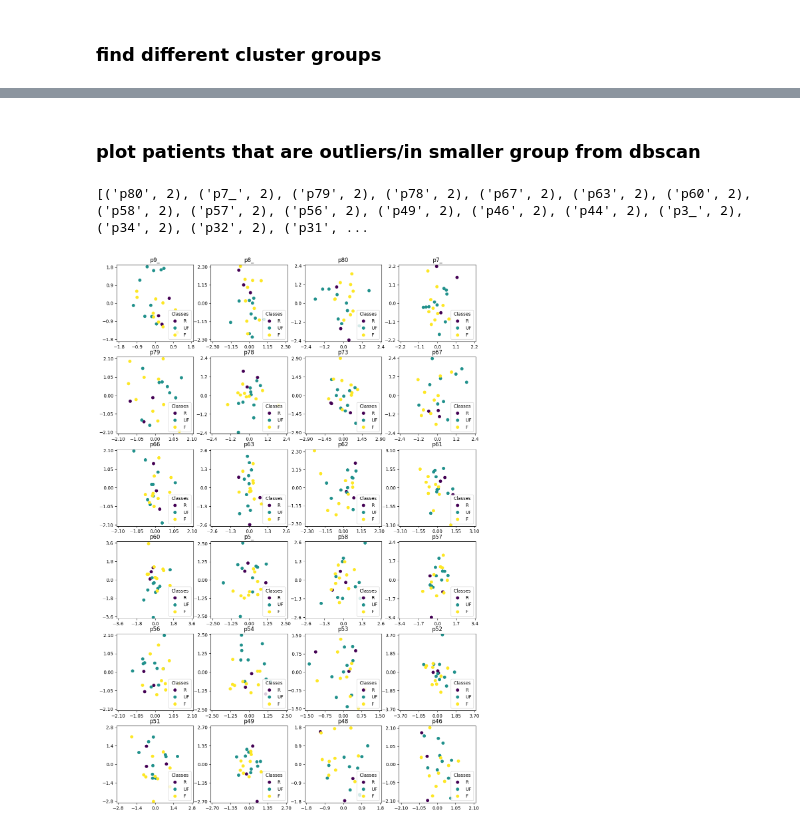
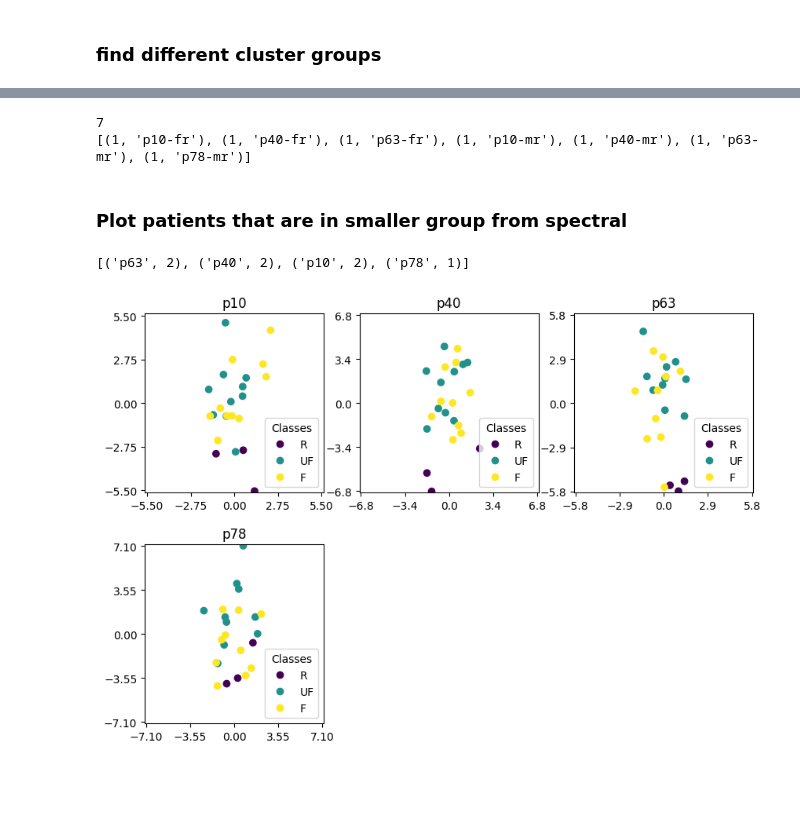
Before and after one commit to cdhvilsted/Bachelor_project_2024, a Jupyter notebook: cross_val_pipeline_group.ipynb, the cells around one changed output, grey strips where cells are left out. Saved outputs shown, nothing was run; the diff lists cells and outputs as text; code cells hidden in the pictures; blank space fills up the shorter version.

```diff
--- a/cross_val_pipeline_group.ipynb
+++ b/cross_val_pipeline_group.ipynb
@@ -753,5 +426,5 @@ print(count)
 # %%
-fig, ax = plt.subplots(2,2, figsize=(15,15))
+fig, ax = plt.subplots(2,2, figsize=(15,10))
 
 colors = np.array(
     list(
@@ -781,8 +454,8 @@ for i, txt in enumerate(y):
     ax[0,0].annotate(patient_numbers[txt], (X_pca_chosen[i, 0], X_pca_chosen[i, 1]))
 ax[0,0].set_aspect('equal', adjustable=None, anchor=None, share=False)
 ax[0,0].set_title('Spectral clustering')
-ax[0,0].set_xlabel('Component 15')
-ax[0,0].set_ylabel('Component 8')
+ax[0,0].set_xlabel('Component 7')
+ax[0,0].set_ylabel('Component 1')
 
 ax[0,1].scatter(X_pca_chosen[:, 0], X_pca_chosen[:, 1], c=colors[oy_pred])
 for i, txt in enumerate(y):
@@ -790,8 +463,8 @@ for i, txt in enumerate(y):
 ax[0,1].set_aspect('equal', adjustable=None, anchor=None, share=False)
 ax[0,1].set_title('OPTICS')
 #ax[0,1].legend()
-ax[0,1].set_xlabel('Component 15')
-ax[0,1].set_ylabel('Component 8')
+ax[0,1].set_xlabel('Component 7')
+ax[0,1].set_ylabel('Component 1')
 
 ax[1,0].scatter(X_pca_chosen[:, 0], X_pca_chosen[:, 1], c=colors[hy_pred])
 for i, txt in enumerate(y):
@@ -799,16 +472,16 @@ for i, txt in enumerate(y):
 ax[1,0].set_aspect('equal', adjustable=None, anchor=None, share=False)
 ax[1,0].set_title('HDBSCAN')
 #ax[1,0].legend()
-ax[1,0].set_xlabel('Component 15')
-ax[1,0].set_ylabel('Component 8')
+ax[1,0].set_xlabel('Component 7')
+ax[1,0].set_ylabel('Component 1')
 
 ax[1,1].scatter(X_pca_chosen[:, 0], X_pca_chosen[:, 1], c=colors[dy_pred], linewidth = 0.1)
 for i, txt in enumerate(y):
     ax[1,1].annotate(patient_numbers[txt], (X_pca_chosen[i, 0], X_pca_chosen[i, 1]))
 ax[1,1].set_aspect('equal', adjustable=None, anchor=None, share=False)
 ax[1,1].set_title('DBSCAN')
-ax[1,1].set_xlabel('Component 15')
-ax[1,1].set_ylabel('Component 8')
+ax[1,1].set_xlabel('Component 7')
+ax[1,1].set_ylabel('Component 1')
 #ax[1,1].legend()
 pop_a = mpatches.Patch(color="#377eb8", label='Cluster 1')
 pop_b = mpatches.Patch(color="#ff7f00", label='Cluster 2')
@@ -862,11 +530,18 @@ print(sort_dy)
+# %%
+s_small = [i for i in sy_groups if i[0] == 1]
+print(len(s_small))
+print(s_small)
+# %% [output]
+7
+[(1, 'p10-fr'), (1, 'p40-fr'), (1, 'p63-fr'), (1, 'p10-mr'), (1, 'p40-mr'), (1, 'p63-mr'), (1, 'p78-mr')]
 # %% [markdown]
-### plot patients that are outliers/in smaller group from dbscan
+### Plot patients that are in smaller group from spectral
 # %%
-outliers_dy = [(-1, 'p9_-mr'), (-1, 'p8_-mr'), (-1, 'p80-mr'), (-1, 'p80-fr'), (-1, 'p7_-mr'), (-1, 'p7_-fr'), (-1, 'p79-mr'), (-1, 'p79-fr'), (-1, 'p78-mr'), (-1, 'p78-fr'), (-1, 'p73-mr'), (-1, 'p67-mr'), (-1, 'p67-fr'), (-1, 'p66-mr'), (-1, 'p63-mr'), (-1, 'p63-fr'), (-1, 'p62-fr'), (-1, 'p61-fr'), (-1, 'p60-mr'), (-1, 'p60-fr'), (-1, 'p5_-fr'), (-1, 'p58-mr'), (-1, 'p58-fr'), (-1, 'p57-mr'), (-1, 'p57-fr'), (-1, 'p56-mr'), (-1, 'p56-fr'), (-1, 'p54-mr'), (-1, 'p53-fr'), (-1, 'p52-mr'), (-1, 'p51-fr'), (-1, 'p49-mr'), (-1, 'p49-fr'), (-1, 'p48-mr'), (-1, 'p46-mr'), (-1, 'p46-fr'), (-1, 'p44-mr'), (-1, 'p44-fr'), (-1, 'p41-mr'), (-1, 'p40-mr'), (-1, 'p3_-mr'), (-1, 'p3_-fr'), (-1, 'p35-fr'), (-1, 'p34-mr'), (-1, 'p34-fr'), (-1, 'p33-mr'), (-1, 'p32-mr'), (-1, 'p32-fr'), (-1, 'p31-mr'), (-1, 'p31-fr'), (-1, 'p30-mr'), (-1, 'p30-fr'), (-1, 'p28-fr'), (-1, 'p27-mr'), (-1, 'p27-fr'), (-1, 'p22-mr'), (-1, 'p22-fr'), (-1, 'p21-mr'), (-1, 'p21-fr'), (-1, 'p20-mr'), (-1, 'p20-fr'), (-1, 'p19-mr'), (-1, 'p19-fr'), (-1, 'p18-fr'), (-1, 'p17-mr'), (-1, 'p17-fr'), (-1, 'p16-fr'), (-1, 'p15-fr'), (-1, 'p14-fr'), (-1, 'p12-fr'), (-1, 'p10-mr'), (-1, 'p10-fr')]
+#outliers_dy = [(-1, 'p9_-mr'), (-1, 'p8_-mr'), (-1, 'p80-mr'), (-1, 'p80-fr'), (-1, 'p7_-mr'), (-1, 'p7_-fr'), (-1, 'p79-mr'), (-1, 'p79-fr'), (-1, 'p78-mr'), (-1, 'p78-fr'), (-1, 'p73-mr'), (-1, 'p67-mr'), (-1, 'p67-fr'), (-1, 'p66-mr'), (-1, 'p63-mr'), (-1, 'p63-fr'), (-1, 'p62-fr'), (-1, 'p61-fr'), (-1, 'p60-mr'), (-1, 'p60-fr'), (-1, 'p5_-fr'), (-1, 'p58-mr'), (-1, 'p58-fr'), (-1, 'p57-mr'), (-1, 'p57-fr'), (-1, 'p56-mr'), (-1, 'p56-fr'), (-1, 'p54-mr'), (-1, 'p53-fr'), (-1, 'p52-mr'), (-1, 'p51-fr'), (-1, 'p49-mr'), (-1, 'p49-fr'), (-1, 'p48-mr'), (-1, 'p46-mr'), (-1, 'p46-fr'), (-1, 'p44-mr'), (-1, 'p44-fr'), (-1, 'p41-mr'), (-1, 'p40-mr'), (-1, 'p3_-mr'), (-1, 'p3_-fr'), (-1, 'p35-fr'), (-1, 'p34-mr'), (-1, 'p34-fr'), (-1, 'p33-mr'), (-1, 'p32-mr'), (-1, 'p32-fr'), (-1, 'p31-mr'), (-1, 'p31-fr'), (-1, 'p30-mr'), (-1, 'p30-fr'), (-1, 'p28-fr'), (-1, 'p27-mr'), (-1, 'p27-fr'), (-1, 'p22-mr'), (-1, 'p22-fr'), (-1, 'p21-mr'), (-1, 'p21-fr'), (-1, 'p20-mr'), (-1, 'p20-fr'), (-1, 'p19-mr'), (-1, 'p19-fr'), (-1, 'p18-fr'), (-1, 'p17-mr'), (-1, 'p17-fr'), (-1, 'p16-fr'), (-1, 'p15-fr'), (-1, 'p14-fr'), (-1, 'p12-fr'), (-1, 'p10-mr'), (-1, 'p10-fr')]
 patient_data_pca = []
 patients_in_group = []
 patients_in_group_counts = []
-for _, patient in outliers_dy:
+for _, patient in s_small:
     patient = patient[:3]
     patients_in_group_counts.append(patient)
     if patient not in patients_in_group:
@@ -881,26 +556,26 @@ patients_in_group_counts = list(zip(*np.unique(patients_in_group_counts, return_
 sort_p_counts = sorted(patients_in_group_counts, key = lambda x: x[1])[::-1]
 print(sort_p_counts)
 # %% [output]
-[('p80', 2), ('p7_', 2), ('p79', 2), ('p78', 2), ('p67', 2), ('p63', 2), ('p60', 2), ('p58', 2), ('p57', 2), ('p56', 2), ('p49', 2), ('p46', 2), ('p44', 2), ('p3_', 2), ('p34', 2), ('p32', 2), ('p31', ...
+[('p63', 2), ('p40', 2), ('p10', 2), ('p78', 1)]
 # %%
-fig, axes = plt.subplots(6,4, figsize=(14,21))
+fig, axes = plt.subplots(2,3, figsize=(10,7))
+t = pd.CategoricalDtype(categories = ['R', 'M', 'F'], ordered = True)
+
 for i,ax in zip(range(len(patients_in_group)),axes.ravel()):
     y1 = np.array(pd.Series(all_data[i]['Event'],dtype=t).cat.codes)
 
-    scatter = ax.scatter(patient_data_pca[i][first_feature], patient_data_pca[i][second_feature], c=y1)
-    max_val = np.max(np.append(abs(patient_data_pca[i][first_feature]),abs(patient_data_pca[i][second_feature])))
+    scatter = ax.scatter(patient_data_pca[i][best_comp[0]], patient_data_pca[i][best_comp[1]], c=y1)
+    max_val = np.max(np.append(abs(patient_data_pca[i][best_comp[0]]),abs(patient_data_pca[i][best_comp[1]])))
     ax.set_ylim(-max_val-0.1,max_val+0.1)
     ax.set_xlim(-max_val-0.1,max_val+0.1)
     ax.set_xticks([-round(max_val,1), -round(max_val,1)/2,0,round(max_val,1)/2, round(max_val,1)])
     ax.set_yticks([-round(max_val,1), -round(max_val,1)/2,0,round(max_val,1)/2, round(max_val,1)])
 
     ax.set_aspect('equal', adjustable=None, anchor=None, share=False)
-    ax.legend(
-        scatter.legend_elements()[0],s
-        ['R', 'UF', 'F'],
-        title="Classes",
-        loc = 'lower right'
-    )
+    ax.legend(scatter.legend_elements()[0], ['R', 'UF', 'F'], title="Classes", loc = 'lower right')
     ax.set_title(patients_in_group[i])
+
+fig.delaxes(axes[1][2])
+fig.delaxes(axes[1][1])
 # %% [output]
-[figure, old version]
+[figure, new version]
```
Also changed, not shown: parts of 44 cells of this notebook, 1 other file.
